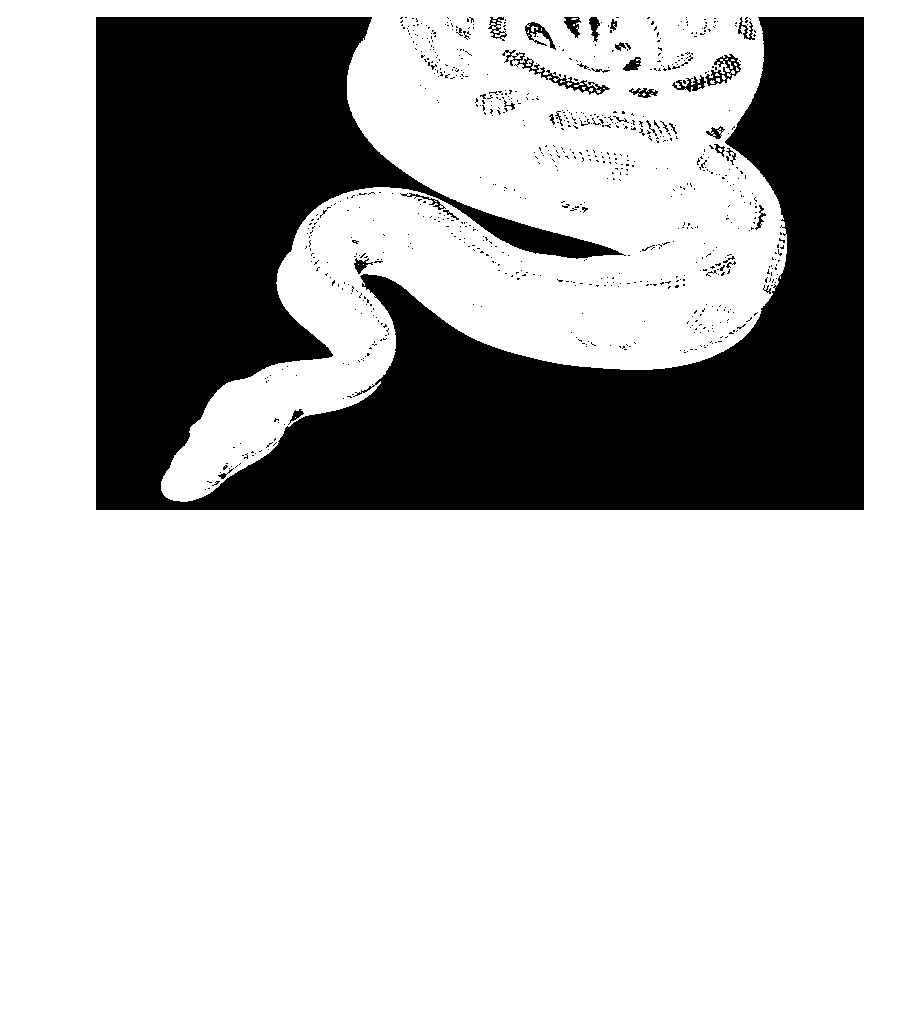
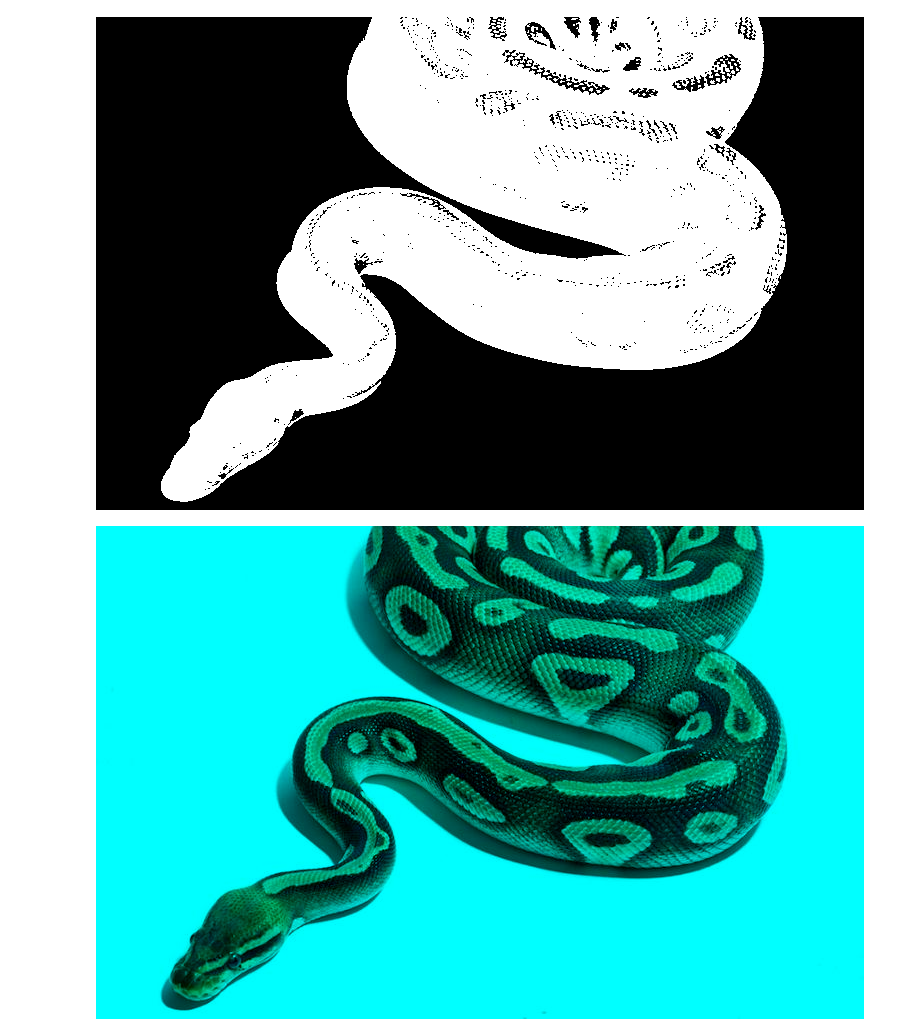
Before and after one commit to reyanshgupta/SEM_5_IVP, a Jupyter notebook: IVP_Experiment_2_Negatives,_and_other_image_processing_techniques.ipynb, the cells around one changed output. Cells and saved outputs as stored; diff of their text form; code cells hidden in the pictures; blank space fills up the shorter version.

```diff
--- a/IVP_Experiment_2_Negatives,_and_other_image_processing_techniques.ipynb
+++ b/IVP_Experiment_2_Negatives,_and_other_image_processing_techniques.ipynb
@@ -35,3 +35,18 @@ for i in range (m) :
 cv2_imshow(img_python_thresh)
 # %% [output]
 [figure]
+# %%
+img_python = cv2.imread('python.png')
+# img_python = cv2.imread('python.png',0)
+j,k,l = img_python.shape
+r = img_python
+g = img_python
+b = img_python
+# %%
+for z in range(j):
+  for x in range(k):
+    r[z,x,2]=0
+
+cv2_imshow(r)
+# %% [output]
+[figure, added]
```
Also changed, not shown: parts of 2 cells of this notebook.
